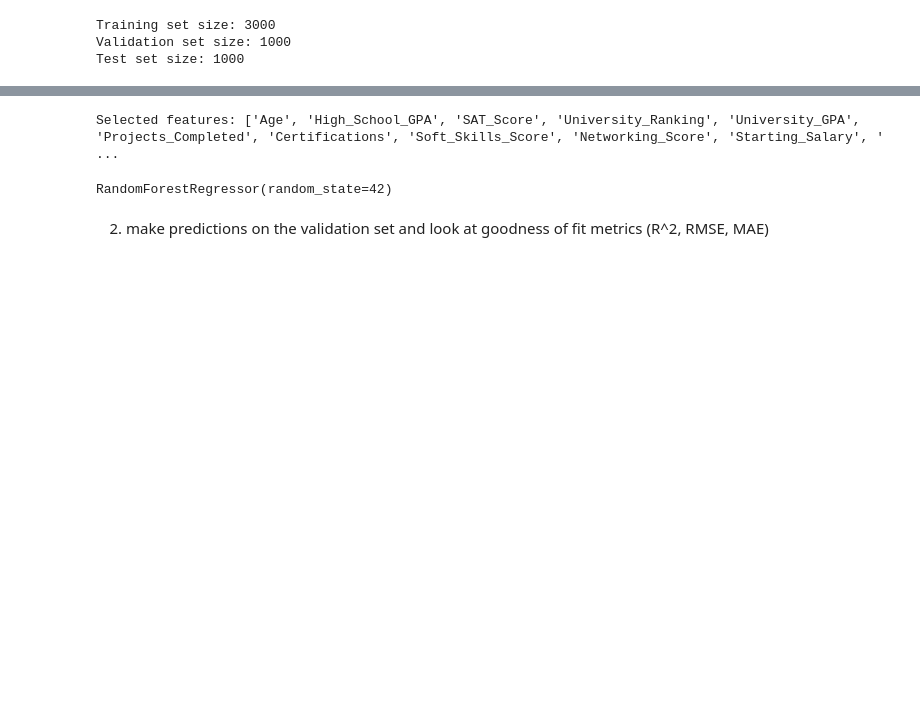
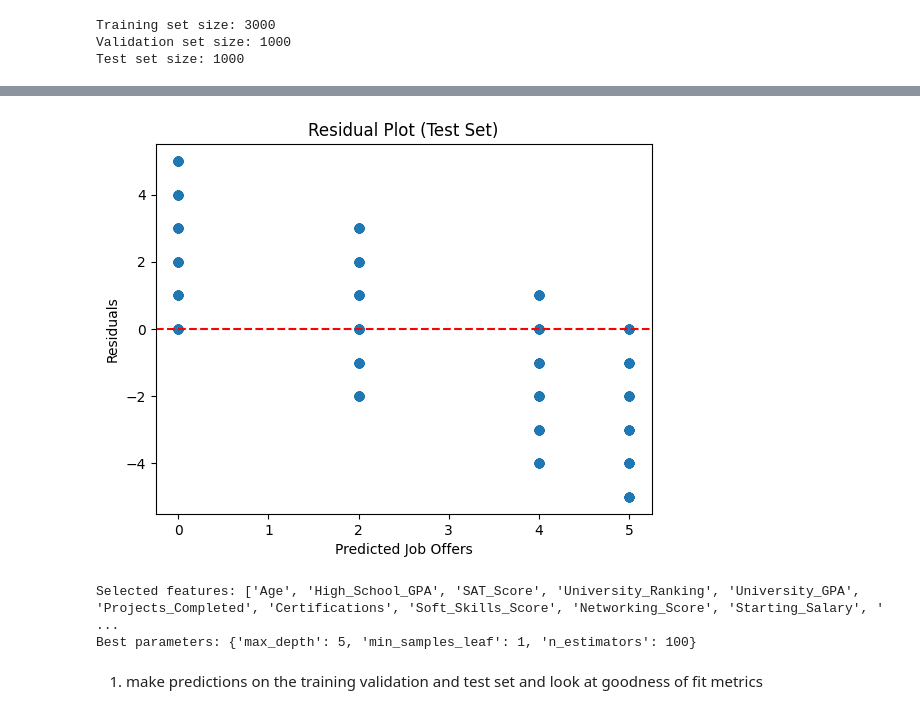
Before and after one commit to Ayan-Sengupta/661FinalProject, a Jupyter notebook: src/partition.ipynb, the cells around one changed output, grey strips where cells are left out. Cells and saved outputs as stored; diff of their text form; code cells hidden in the pictures; blank space fills up the shorter version.

```diff
--- a/src/partition.ipynb
+++ b/src/partition.ipynb
@@ -159,8 +259,20 @@ Test RMSE: 1.734
+# %%
+residuals = y_test - y_pred_test
+plt.scatter(y_pred_test, residuals, alpha=0.5)
+plt.axhline(0, color='red', linestyle='--')
+plt.xlabel('Predicted Job Offers')
+plt.ylabel('Residuals')
+plt.title('Residual Plot (Test Set)')
+plt.show()
+# %% [output]
+[figure, added]
 # %%
 from sklearn.feature_selection import SelectFromModel
-from sklearn.ensemble import RandomForestRegressor
+from sklearn.ensemble import RandomForestClassifier
 # Fit a random forest for feature importances
-feature_selector = SelectFromModel(RandomForestRegressor(random_state=42), threshold="median")
+selector_model = RandomForestClassifier(n_estimators=100, max_depth=10, min_samples_leaf=5, random_state=42)
+feature_selector = SelectFromModel(selector_model, threshold="median")
+
 feature_selector.fit(X_train, y_train)
 
 selected_features = X_train.columns[feature_selector.get_support()]
@@ -173,13 +285,20 @@ X_test_selected = feature_selector.transform(X_test)
 
 
 
-# train the model on the traoining set
-from sklearn.ensemble import RandomForestRegressor
-reg = RandomForestRegressor( n_estimators=100,random_state=42)
-reg.fit(X_train_selected, y_train)
+from sklearn.model_selection import GridSearchCV
+
+param_grid = {
+    'n_estimators': [50, 100],
+    'max_depth': [5, 10, 20],
+    'min_samples_leaf': [1, 5, 10]
+}
+
+grid = GridSearchCV(RandomForestClassifier(random_state=42), param_grid, cv=5)
+grid.fit(X_train_selected, y_train)
+print("Best parameters:", grid.best_params_)
 # %% [output]
 Selected features: ['Age', 'High_School_GPA', 'SAT_Score', 'University_Ranking', 'University_GPA', 'Projects_Completed', 'Certifications', 'Soft_Skills_Score', 'Networking_Score', 'Starting_Salary', ' ...
+Best parameters: {'max_depth': 5, 'min_samples_leaf': 1, 'n_estimators': 100}
-RandomForestRegressor(random_state=42)
 # %% [markdown]
-2) make predictions on the validation set and look at goodness of fit metrics (R^2, RMSE, MAE)
+1) make predictions on the training validation and test set and look at goodness of fit metrics
 # %%
```
Also changed, not shown: parts of 10 cells of this notebook, 1 other file.
